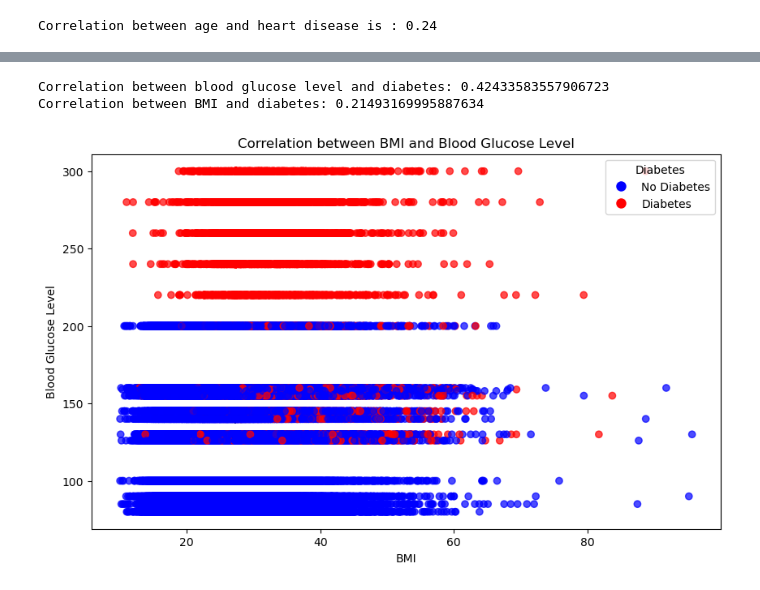
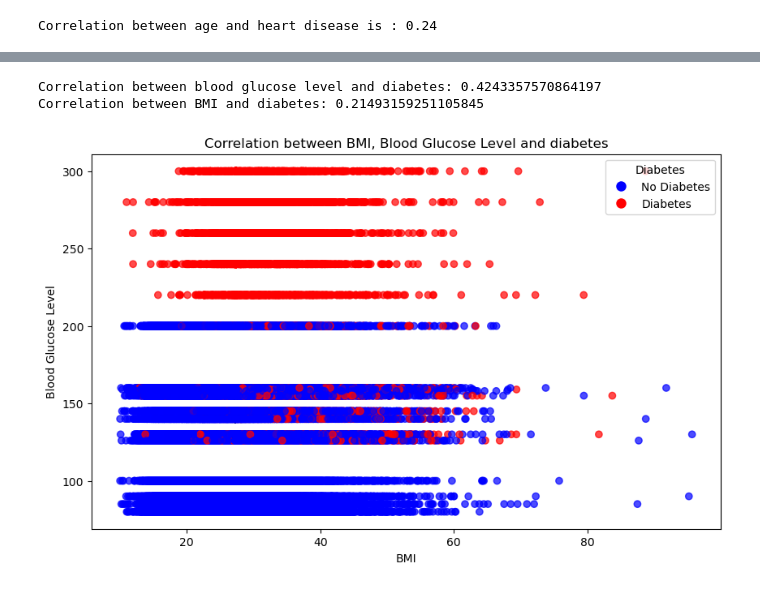
Before and after one commit to ktennant5378/Group-Project-1, a Jupyter notebook: PPP.ipynb, the cells around one changed output, grey strips where cells are left out. Saved outputs shown, nothing was run; the diff lists cells and outputs as text; code cells hidden in the pictures.

```diff
--- a/PPP.ipynb
+++ b/PPP.ipynb
@@ -103,27 +127,28 @@ plt.show()
 bmi = healthcare_dataset_df['BMI']
 blood_glucose_level = healthcare_dataset_df['BLOOD_GLUCOSE_LEVEL']
 diabetes = healthcare_dataset_df['DIABETES']
-
-# Calculate correlation between bmi and diabetes and blood glucose level and diabetes
-correlation_diabetes_glucose = diabetes.corr(blood_glucose_level)
-correlation_diabetes_bmi = diabetes.corr(bmi)
-
-# Print correlation
-print(f'Correlation between blood glucose level and diabetes: {correlation_diabetes_glucose}')
-print(f'Correlation between BMI and diabetes: {correlation_diabetes_bmi}')
-
-# Create a scatter plot
-plt.figure(figsize=(10, 6))
-colors = ['blue' if status == 0 else 'red' for status in diabetes]
-plt.scatter(bmi, blood_glucose_level, c=colors, alpha=0.7)
-plt.title('Correlation between BMI Blood Glucose Level')
-plt.xlabel('BMI')
-plt.ylabel('Blood Glucose Level')
-plt.legend(handles=[plt.Line2D([0], [0], marker='o', color='w', markerfacecolor='blue', markersize=10, label='No Diabetes'),
-                    plt.Line2D([0], [0], marker='o', color='w', markerfacecolor='red', markersize=10, label='Diabetes')],
-           title='Diabetes', loc='upper right')
-plt.show()
-# %% [output]
-Correlation between blood glucose level and diabetes: 0.42433583557906723
-Correlation between BMI and diabetes: 0.21493169995887634
-[figure, removed]
+# %%
+# Calculate correlation between bmi and diabetes and blood glucose level and diabetes
+correlation_diabetes_glucose = diabetes.corr(blood_glucose_level)
+correlation_diabetes_bmi = diabetes.corr(bmi)
+
+# Print correlation
+print(f'Correlation between blood glucose level and diabetes: {correlation_diabetes_glucose}')
+print(f'Correlation between BMI and diabetes: {correlation_diabetes_bmi}')
+# %% [output]
+Correlation between blood glucose level and diabetes: 0.4243357570864197
+Correlation between BMI and diabetes: 0.21493159251105845
+# %%
+# Create a scatter plot
+plt.figure(figsize=(10, 6))
+colors = ['blue' if status == 0 else 'red' for status in diabetes]
+plt.scatter(bmi, blood_glucose_level, c=colors, alpha=0.7)
+plt.title('Correlation between BMI, Blood Glucose Level and diabetes')
+plt.xlabel('BMI')
+plt.ylabel('Blood Glucose Level')
+plt.legend(handles=[plt.Line2D([0], [0], marker='o', color='w', markerfacecolor='blue', markersize=10, label='No Diabetes'),
+                    plt.Line2D([0], [0], marker='o', color='w', markerfacecolor='red', markersize=10, label='Diabetes')],
+           title='Diabetes', loc='upper right')
+plt.show()
+# %% [output]
+[figure, added]
```
Also changed, not shown: parts of 9 cells of this notebook.
